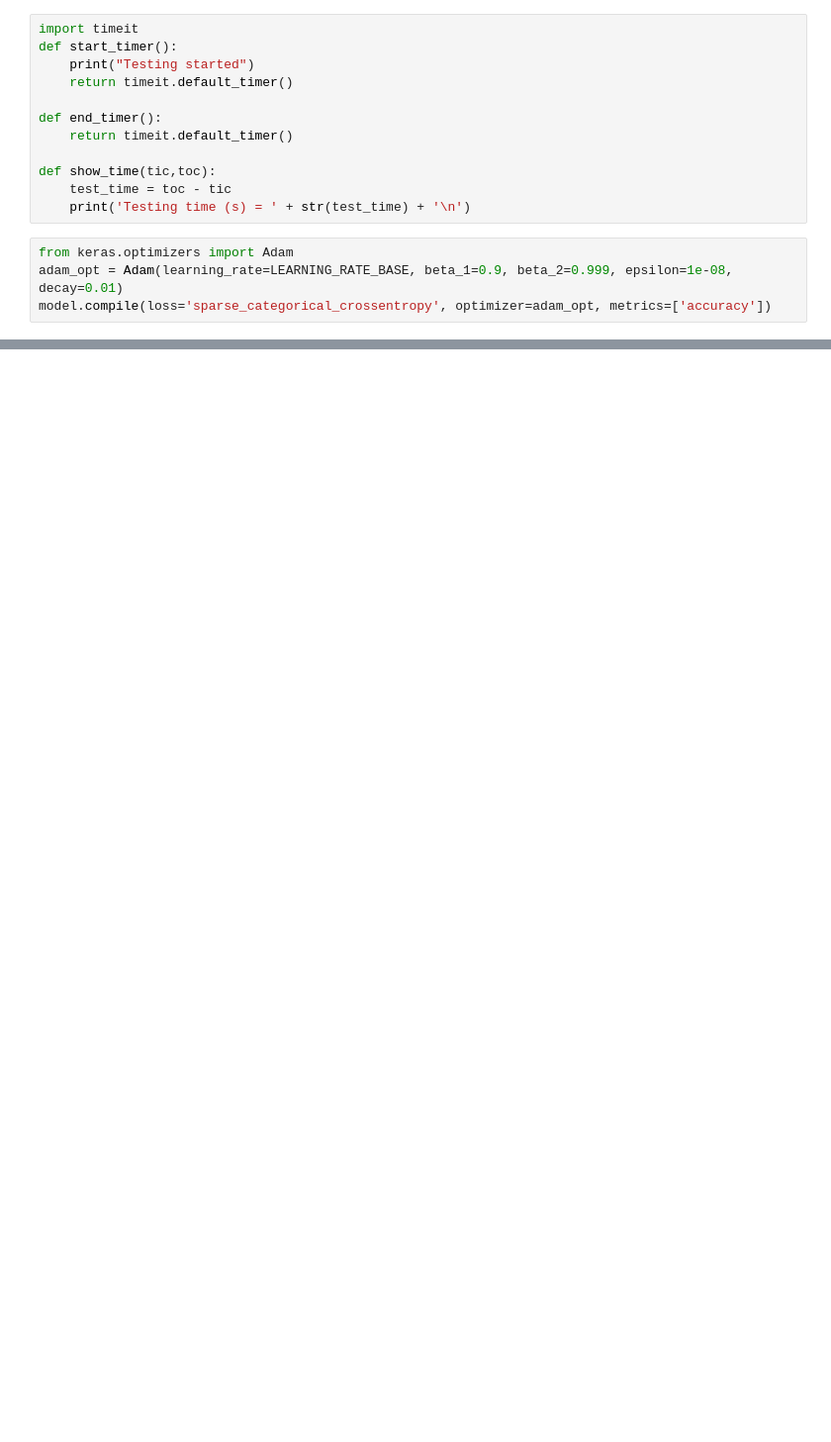
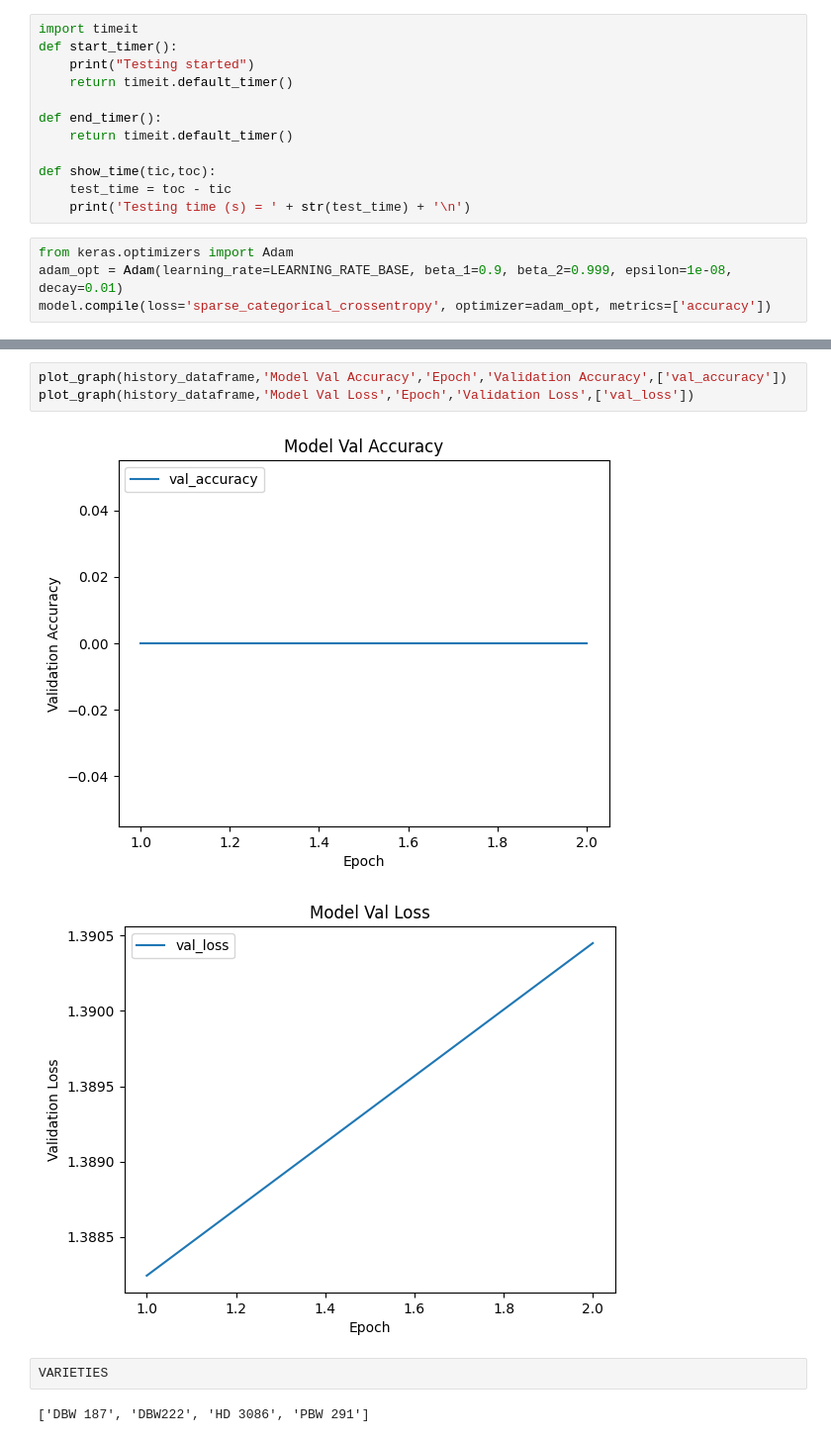
Before and after one commit to deepakjsagarwal/WC, a Jupyter notebook: Mobilenetv2.ipynb, the cells around one changed output, grey strips where cells are left out. Shown at 99% size. Drawn from its saved outputs; the diff is of its cells as text; blank space fills up the shorter version.

```diff
--- a/Mobilenetv2.ipynb
+++ b/Mobilenetv2.ipynb
@@ -257,0 +389,10 @@ model.evaluate(test_dataset,test_dataset_label)
+# %%
+plot_graph(history_dataframe,'Model Val Accuracy','Epoch','Validation Accuracy',['val_accuracy'])
+plot_graph(history_dataframe,'Model Val Loss','Epoch','Validation Loss',['val_loss'])
+# %% [output]
+[figure, added]
+[figure, added]
+# %%
+VARIETIES
+# %% [output]
+['DBW 187', 'DBW222', 'HD 3086', 'PBW 291']
```
Also changed, not shown: parts of 33 cells of this notebook.
